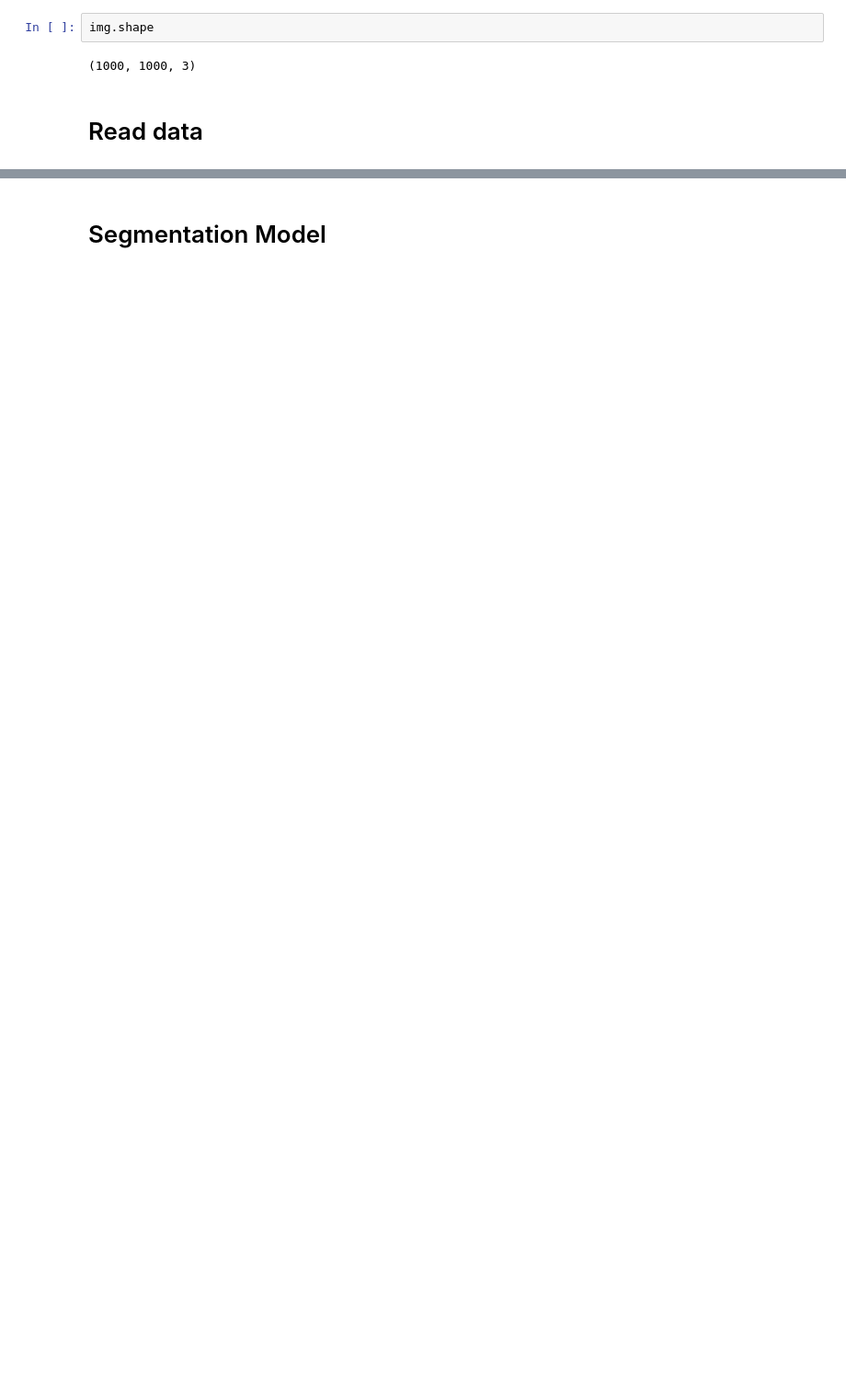
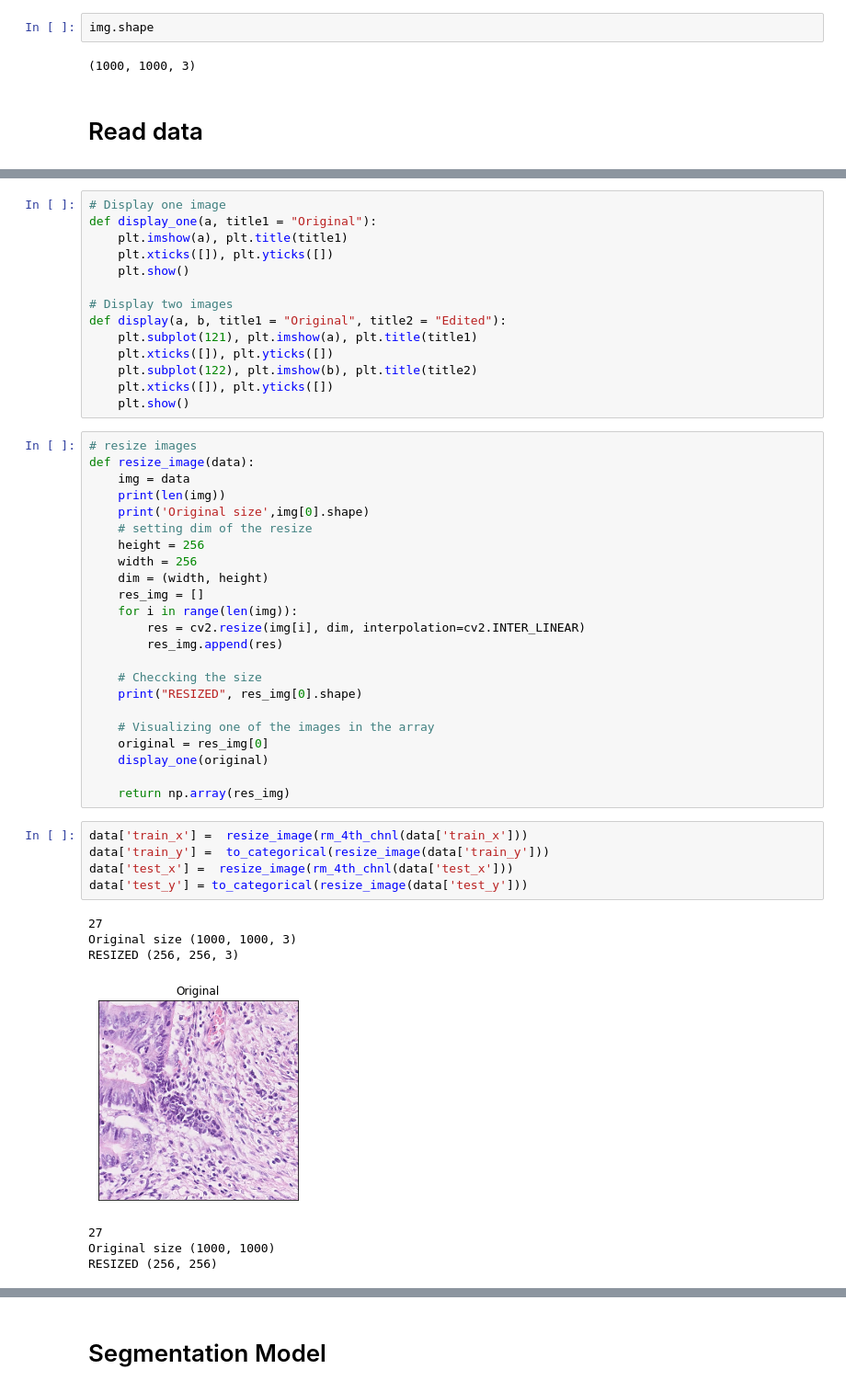
Before and after one commit to zahrasalarian/Artificial-Intelligence-in-Medicine-Projects, a Jupyter notebook: p4/main.ipynb, the cells around one changed output, grey strips where cells are left out. Shown at 92% size. Saved outputs shown, nothing was run; the diff lists cells and outputs as text; blank space fills up the shorter version.

```diff
--- a/p4/main.ipynb
+++ b/p4/main.ipynb
@@ -94,0 +99,50 @@ numpy.ndarray
+# %%
+# Display one image
+def display_one(a, title1 = "Original"):
+    plt.imshow(a), plt.title(title1)
+    plt.xticks([]), plt.yticks([])
+    plt.show()
+
+# Display two images
+def display(a, b, title1 = "Original", title2 = "Edited"):
+    plt.subplot(121), plt.imshow(a), plt.title(title1)
+    plt.xticks([]), plt.yticks([])
+    plt.subplot(122), plt.imshow(b), plt.title(title2)
+    plt.xticks([]), plt.yticks([])
+    plt.show()
+# %%
+# resize images
+def resize_image(data):
+    img = data
+    print(len(img))
+    print('Original size',img[0].shape)
+    # setting dim of the resize
+    height = 256
+    width = 256
+    dim = (width, height)
+    res_img = []
+    for i in range(len(img)):
+        res = cv2.resize(img[i], dim, interpolation=cv2.INTER_LINEAR)
+        res_img.append(res)
+
+    # Checcking the size
+    print("RESIZED", res_img[0].shape)
+
+    # Visualizing one of the images in the array
+    original = res_img[0]
+    display_one(original)
+
+    return np.array(res_img)
+# %%
+data['train_x'] =  resize_image(rm_4th_chnl(data['train_x']))
+data['train_y'] =  to_categorical(resize_image(data['train_y']))
+data['test_x'] =  resize_image(rm_4th_chnl(data['test_x']))
+data['test_y'] = to_categorical(resize_image(data['test_y']))
+# %% [output]
+27
+Original size (1000, 1000, 3)
+RESIZED (256, 256, 3)
+[figure, added]
+27
+Original size (1000, 1000)
+RESIZED (256, 256)
```
Also changed, not shown: parts of 26 cells of this notebook.
